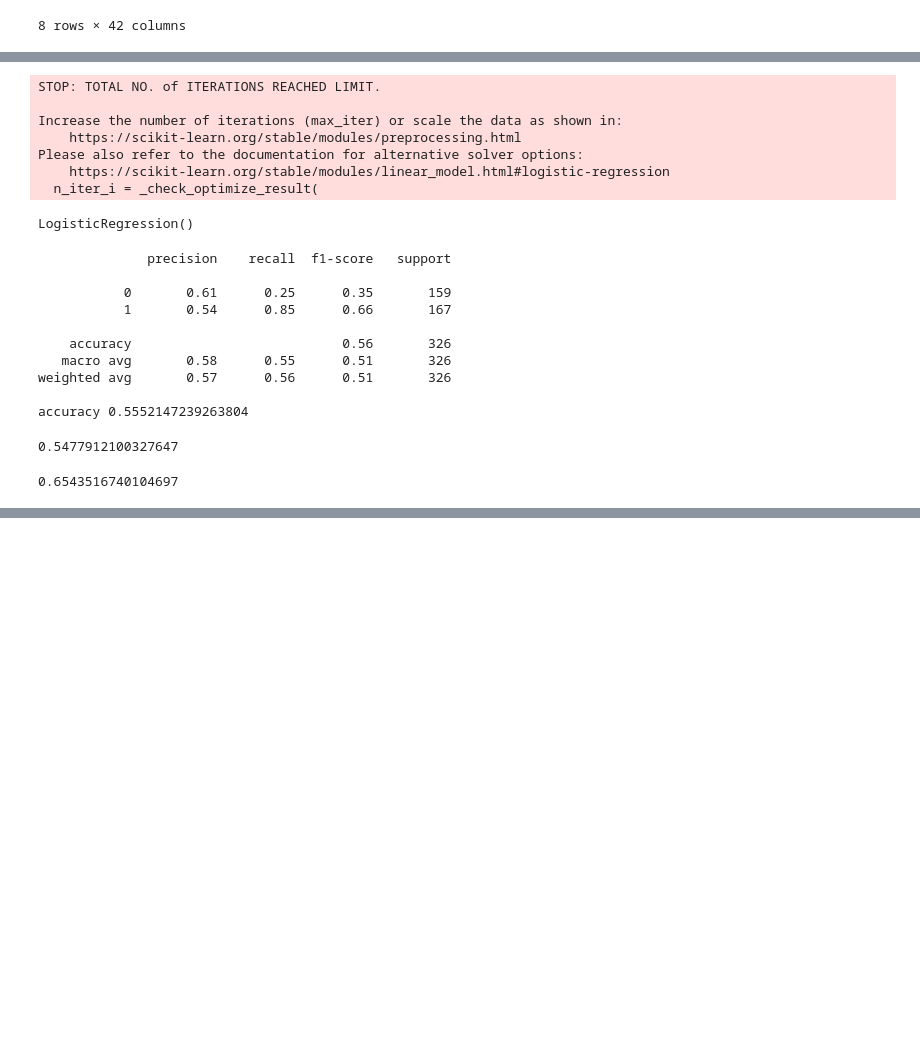
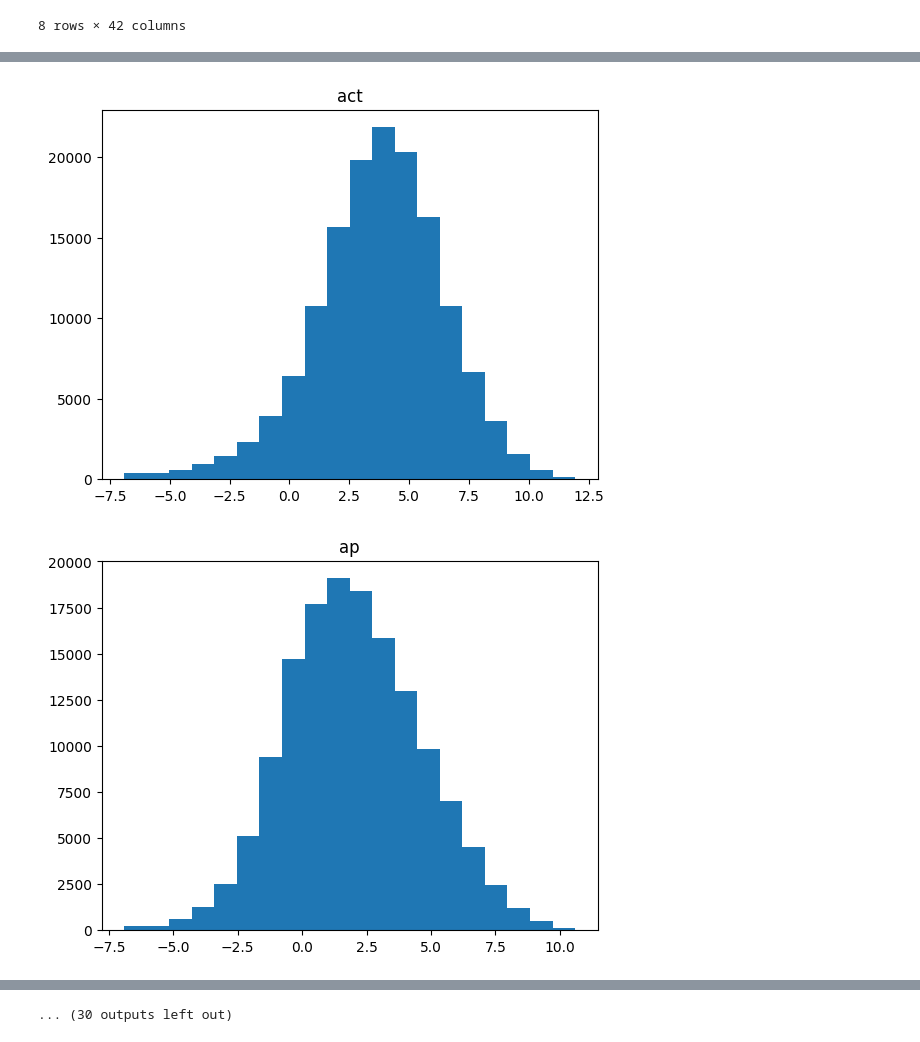
Before and after one commit to vinhqdang/financial_fraud_detect, a Jupyter notebook: notebook/1_model.ipynb, the cells around one changed output, grey strips where cells are left out. Saved outputs shown, nothing was run; the diff lists cells and outputs as text; code cells hidden in the pictures; blank space fills up the shorter version.

```diff
--- a/notebook/1_model.ipynb
+++ b/notebook/1_model.ipynb
@@ -97,29 +92,0 @@ x_test,x_eval,y_test,y_eval=train_test_split(x_eval,y_eval,test_size=.5)
-# %%
-logis=LogisticRegression()
-logis.fit(x_train,y_train)
-# %% [output]
-STOP: TOTAL NO. of ITERATIONS REACHED LIMIT.
-
-Increase the number of iterations (max_iter) or scale the data as shown in:
-    https://scikit-learn.org/stable/modules/preprocessing.html
-Please also refer to the documentation for alternative solver options:
-    https://scikit-learn.org/stable/modules/linear_model.html#logistic-regression
-  n_iter_i = _check_optimize_result(
-LogisticRegression()
-# %%
-y_pred = logis.predict(x_eval)
-print(classification_report(y_eval, y_pred))
-print('accuracy', accuracy_score(y_eval, y_pred))
-roc_auc_score(y_eval, y_pred)
-# %% [output]
-              precision    recall  f1-score   support
-
-           0       0.61      0.25      0.35       159
-           1       0.54      0.85      0.66       167
-
-    accuracy                           0.56       326
-   macro avg       0.58      0.55      0.51       326
-weighted avg       0.57      0.56      0.51       326
-
-accuracy 0.5552147239263804
-0.5477912100327647
@@ -128,4 +93,11 @@ y_pred_proba=logis.predict_proba(x_eval)[:,1]
-# %%
-roc_auc_score(y_eval,y_pred_proba)
-# %% [output]
-0.6543516740104697
+# %%
+df_1=df[df['misstate']==1][all_ft]
+df_0=df[df['misstate']==0][all_ft]
+# %%
+for cat in all_ft:
+    plt.hist(df_0[cat].apply(lambda x: np.nan if x ==0 else np.log(x)),bins=20);
+    plt.title(cat);
+    plt.show();
+# %% [output]
+[figure, added]
+[figure, added]
@@ -131,0 +114 @@ roc_auc_score(y_eval,y_pred_proba)
+... (30 outputs left out)
```
Also changed, not shown: parts of 41 cells of this notebook.
